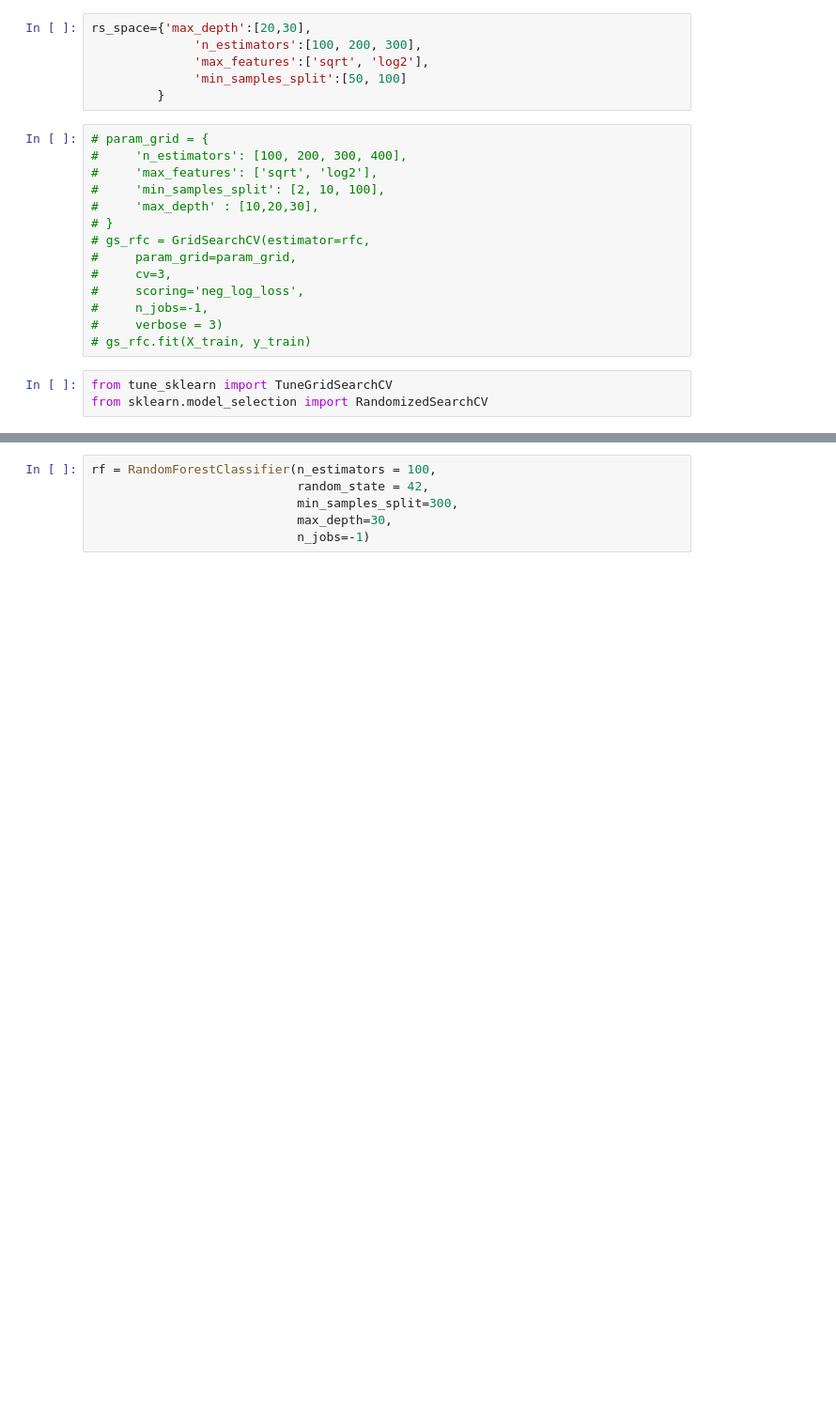
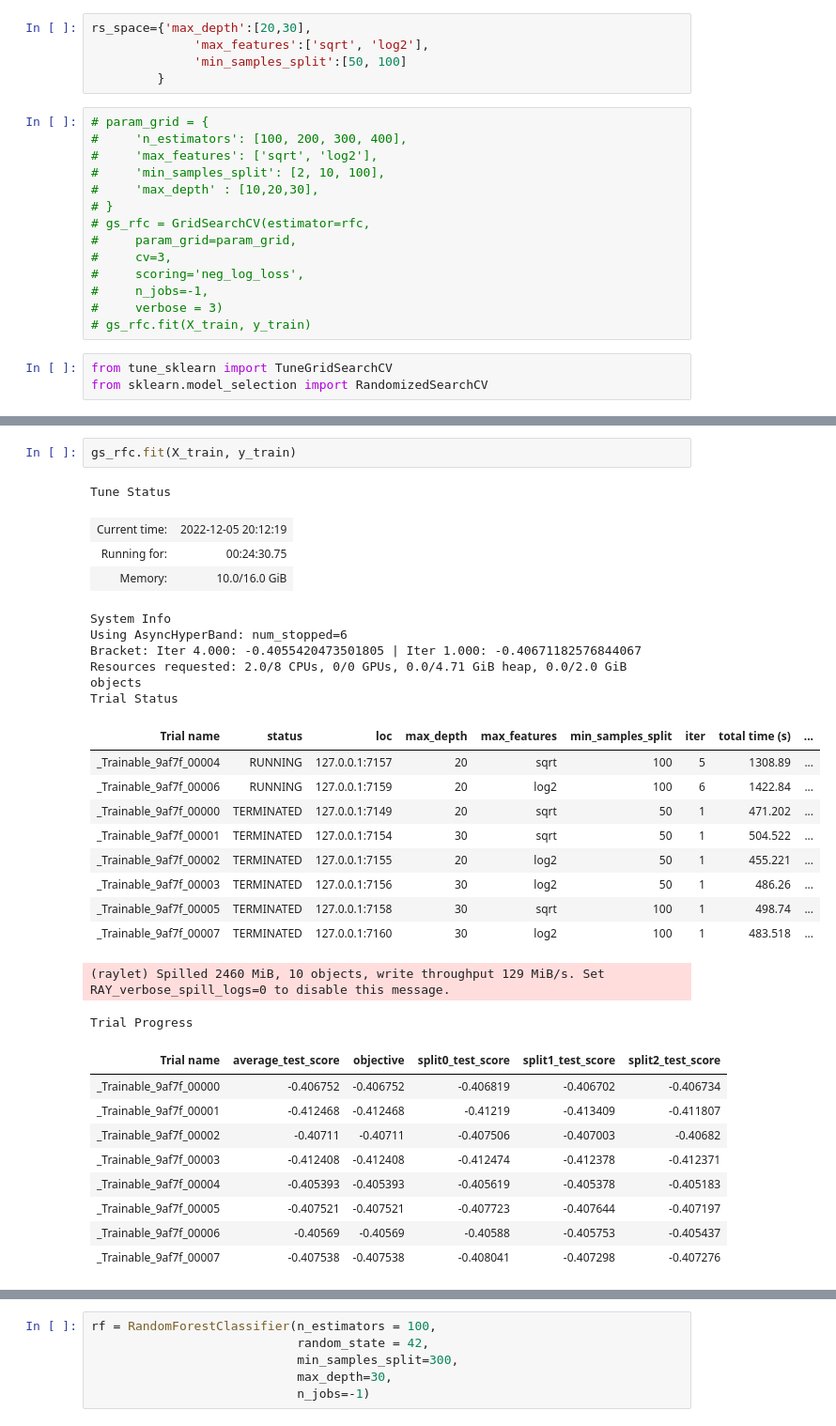
Before and after one commit to jackiejiaqi/MSBA, a Jupyter notebook: ISOM674-ML/finalProject_Team4.ipynb, the cells around one changed output, grey strips where cells are left out. Shown at 94% size. Saved outputs shown, nothing was run; the diff lists cells and outputs as text; blank space fills up the shorter version.

```diff
--- a/ISOM674-ML/finalProject_Team4.ipynb
+++ b/ISOM674-ML/finalProject_Team4.ipynb
@@ -547,7 +548,6 @@ rfc=RandomForestClassifier(random_state=42)
 Random Serach using random forest
 # %%
 rs_space={'max_depth':[20,30],
-              'n_estimators':[100, 200, 300],
               'max_features':['sqrt', 'log2'],
               'min_samples_split':[50, 100]
          }
@@ -571 +579,33 @@ from sklearn.model_selection import RandomizedSearchCV
+# %%
+gs_rfc.fit(X_train, y_train)
+# %% [output]
+Tune Status
+| Current time: | 2022-12-05 20:12:19 |
+| Running for: | 00:24:30.75 |
+| Memory: | 10.0/16.0 GiB |
+System Info
+Using AsyncHyperBand: num_stopped=6
+Bracket: Iter 4.000: -0.4055420473501805 | Iter 1.000: -0.40671182576844067
+Resources requested: 2.0/8 CPUs, 0/0 GPUs, 0.0/4.71 GiB heap, 0.0/2.0 GiB objects
+Trial Status
+| Trial name | status | loc | max_depth | max_features | min_samples_split | iter | total time (s) | ... |
+| _Trainable_9af7f_00004 | RUNNING | 127.0.0.1:7157 | 20 | sqrt | 100 | 5 | 1308.89 | ... |
+| _Trainable_9af7f_00006 | RUNNING | 127.0.0.1:7159 | 20 | log2 | 100 | 6 | 1422.84 | ... |
+| _Trainable_9af7f_00000 | TERMINATED | 127.0.0.1:7149 | 20 | sqrt | 50 | 1 | 471.202 | ... |
+| _Trainable_9af7f_00001 | TERMINATED | 127.0.0.1:7154 | 30 | sqrt | 50 | 1 | 504.522 | ... |
+| _Trainable_9af7f_00002 | TERMINATED | 127.0.0.1:7155 | 20 | log2 | 50 | 1 | 455.221 | ... |
+| _Trainable_9af7f_00003 | TERMINATED | 127.0.0.1:7156 | 30 | log2 | 50 | 1 | 486.26 | ... |
+| _Trainable_9af7f_00005 | TERMINATED | 127.0.0.1:7158 | 30 | sqrt | 100 | 1 | 498.74 | ... |
+| _Trainable_9af7f_00007 | TERMINATED | 127.0.0.1:7160 | 30 | log2 | 100 | 1 | 483.518 | ... |
+(raylet) Spilled 2460 MiB, 10 objects, write throughput 129 MiB/s. Set RAY_verbose_spill_logs=0 to disable this message.
+Trial Progress
+| Trial name | average_test_score | objective | split0_test_score | split1_test_score | split2_test_score |
+| _Trainable_9af7f_00000 | -0.406752 | -0.406752 | -0.406819 | -0.406702 | -0.406734 |
+| _Trainable_9af7f_00001 | -0.412468 | -0.412468 | -0.41219 | -0.413409 | -0.411807 |
+| _Trainable_9af7f_00002 | -0.40711 | -0.40711 | -0.407506 | -0.407003 | -0.40682 |
+| _Trainable_9af7f_00003 | -0.412408 | -0.412408 | -0.412474 | -0.412378 | -0.412371 |
+| _Trainable_9af7f_00004 | -0.405393 | -0.405393 | -0.405619 | -0.405378 | -0.405183 |
+| _Trainable_9af7f_00005 | -0.407521 | -0.407521 | -0.407723 | -0.407644 | -0.407197 |
+| _Trainable_9af7f_00006 | -0.40569 | -0.40569 | -0.40588 | -0.405753 | -0.405437 |
+| _Trainable_9af7f_00007 | -0.407538 | -0.407538 | -0.408041 | -0.407298 | -0.407276 |
 # %%
```
Also changed, not shown: parts of 13 cells of this notebook, 1 other file.
